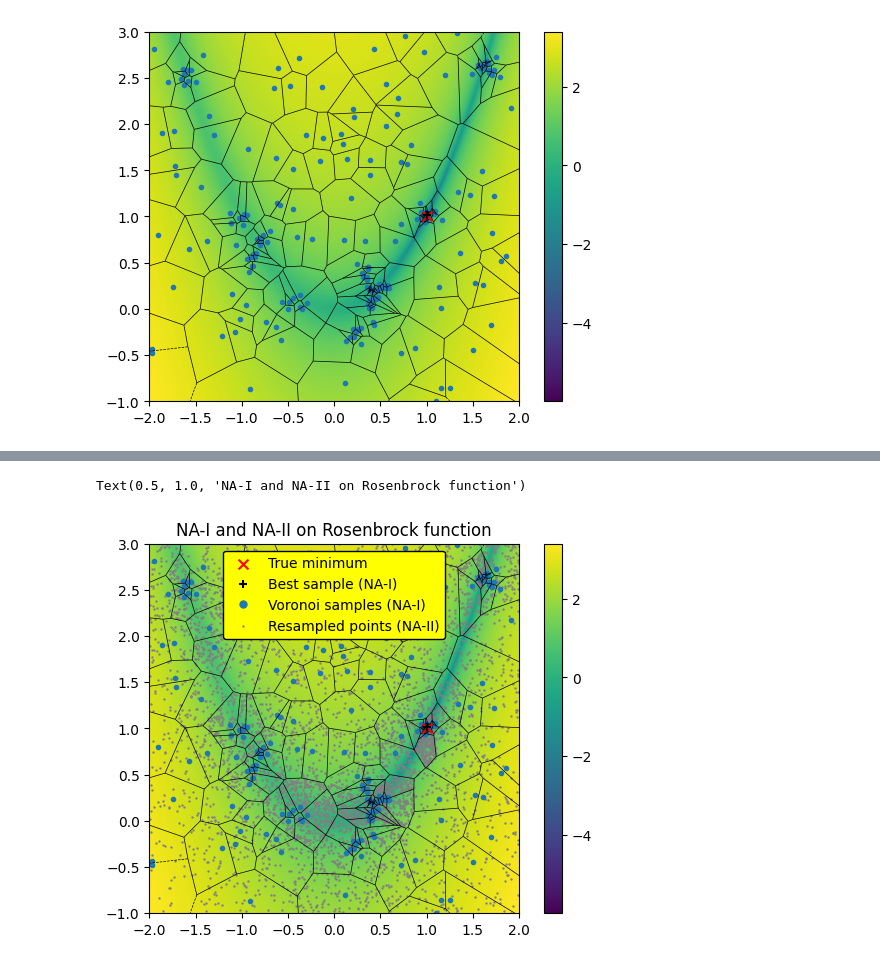
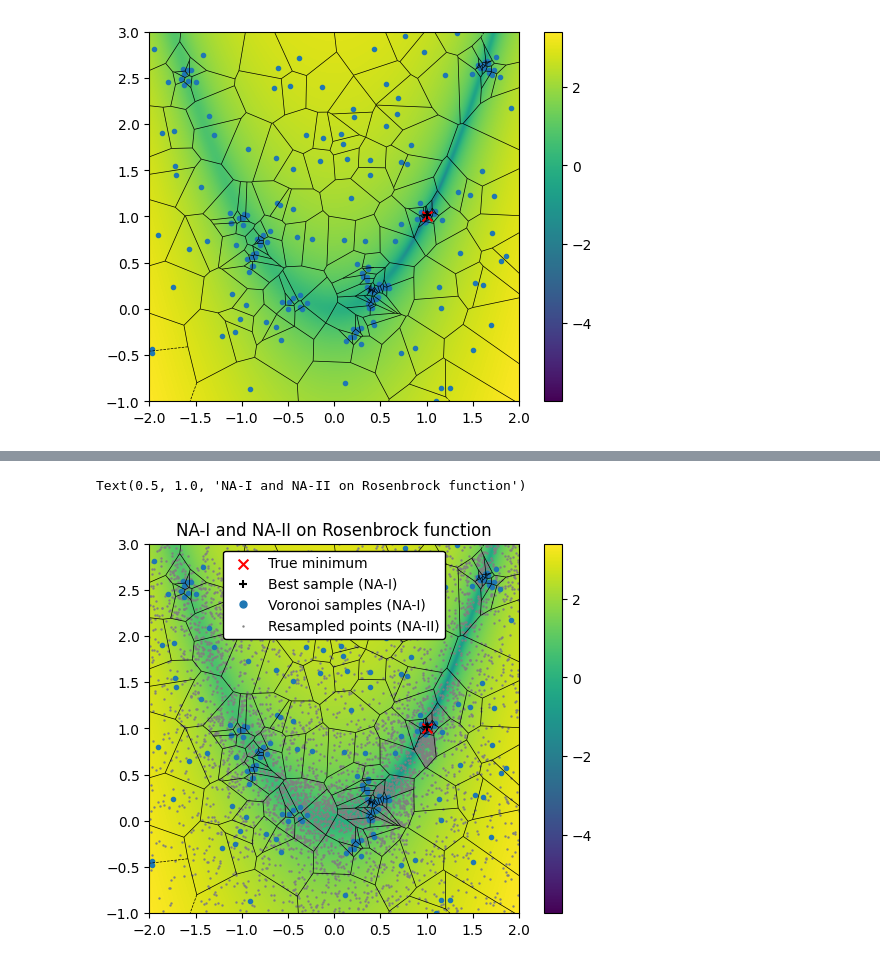
Before and after one commit to auggiemarignier/neighpy, a Jupyter notebook: examples/rosenbrock.ipynb, the cells around one changed output, grey strips where cells are left out. Saved outputs shown, nothing was run; the diff lists cells and outputs as text; code cells hidden in the pictures.

```diff
--- a/examples/rosenbrock.ipynb
+++ b/examples/rosenbrock.ipynb
@@ -70,24 +90,23 @@ results = appraiser.appraise(save=True)
 # %%
 fig = voronoi_plot_2d(Voronoi(searcher.samples), show_vertices=False, line_width=0.5)
 ax = fig.gca()
 im = ax.imshow(rosenbrock(X, Y), origin="lower", extent=(-2, 2, -1, 3))
 fig.colorbar(im)
 _truth = ax.scatter(1, 1, c="r", marker="x", s=50, zorder=2, label="True minimum")
 _best = ax.scatter(*best, c="k", marker="+", zorder=2, label="Best sample (NA-I)")
 _resample = ax.scatter(
     *results["samples"].T, s=0.5, c="grey", zorder=0, label="Resampled points (NA-II)"
 )
 _voronoi = Line2D([0], [0], marker="o", label="Voronoi samples (NA-I)", markersize=5, linewidth=0)
 
 ax.set_xlim(-2, 2)
 ax.set_ylim(-1, 3)
 ax.legend(
     handles=[_truth, _best, _voronoi, _resample],
     framealpha=1,
-    facecolor="yellow",
     edgecolor="black",
 )
 ax.set_title("NA-I and NA-II on Rosenbrock function")
 # %% [output]
 Text(0.5, 1.0, 'NA-I and NA-II on Rosenbrock function')
-[figure, old version]
+[figure, new version]
```
Also changed, not shown: parts of 6 cells of this notebook.
